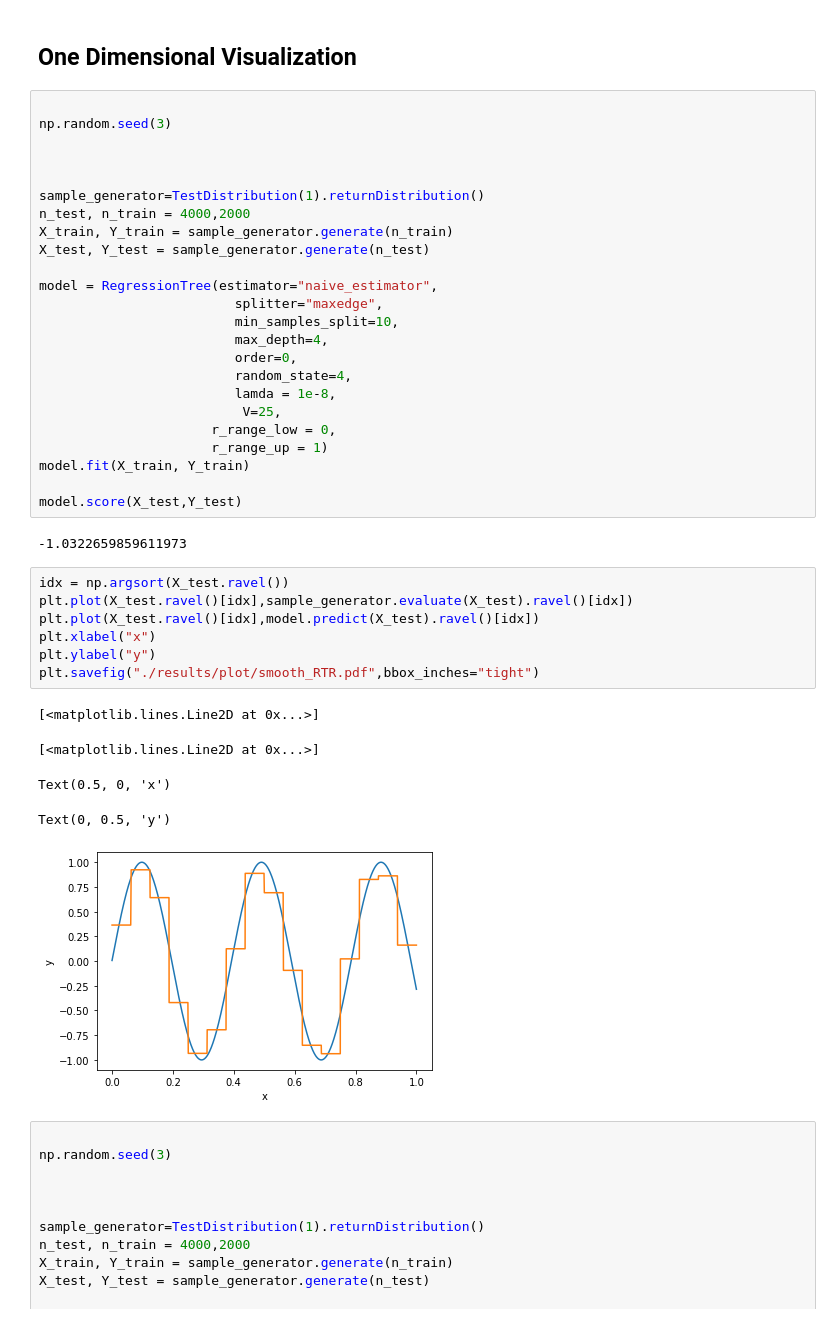
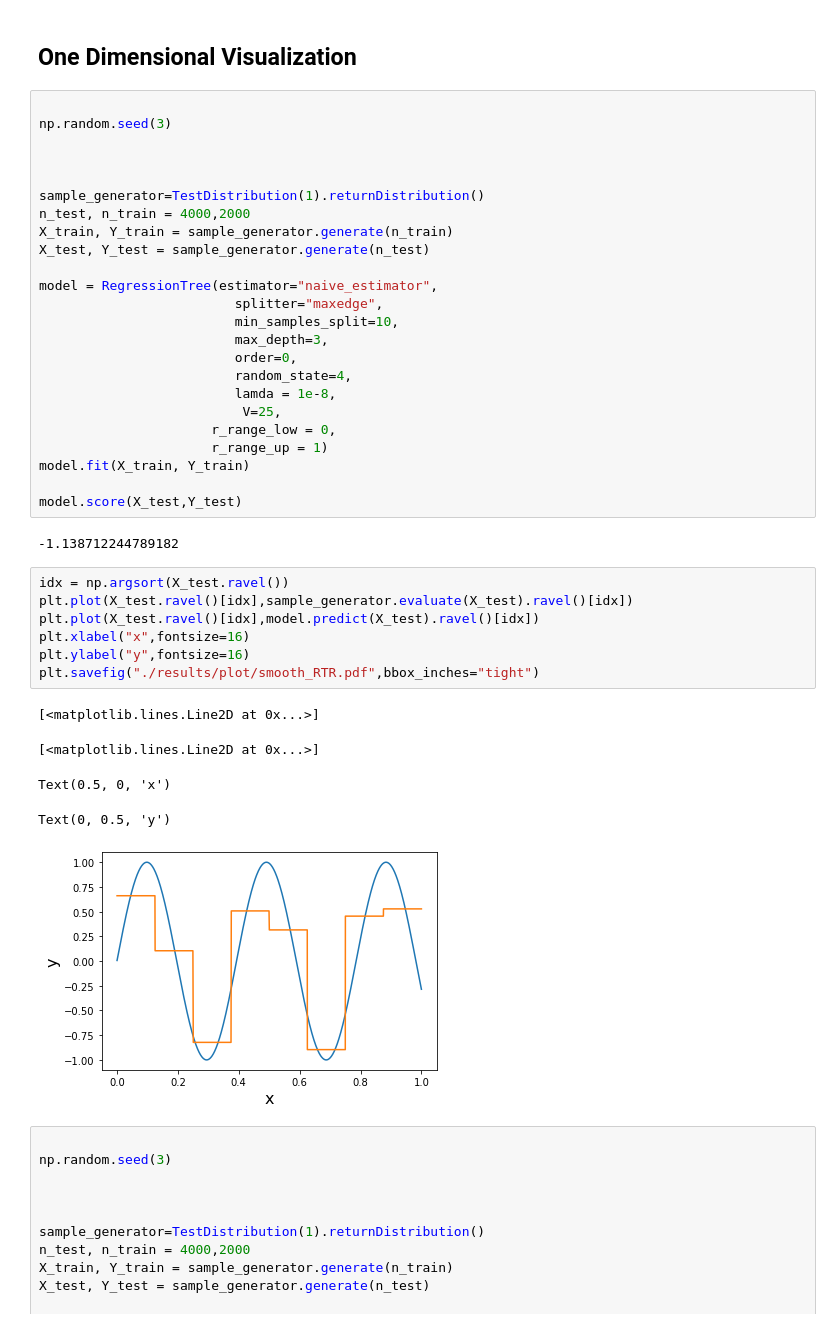
Before and after one commit to Karlmyh/RTER, a Jupyter notebook: plot.ipynb, the cells around one changed output. Cells and saved outputs as stored; diff of their text form.

```diff
--- a/plot.ipynb
+++ b/plot.ipynb
@@ -473,7 +473,7 @@ X_test, Y_test = sample_generator.generate(n_test)
 model = RegressionTree(estimator="naive_estimator",
                          splitter="maxedge",
                          min_samples_split=10,
-                         max_depth=4,
+                         max_depth=3,
                          order=0,
                          random_state=4,
                          lamda = 1e-8,
@@ -484,20 +484,20 @@ model.fit(X_train, Y_train)
 
 model.score(X_test,Y_test)
 # %% [output]
--1.0322659859611973
+-1.138712244789182
 # %%
 idx = np.argsort(X_test.ravel())
 plt.plot(X_test.ravel()[idx],sample_generator.evaluate(X_test).ravel()[idx])
 plt.plot(X_test.ravel()[idx],model.predict(X_test).ravel()[idx])
-plt.xlabel("x")
-plt.ylabel("y")
+plt.xlabel("x",fontsize=16)
+plt.ylabel("y",fontsize=16)
 plt.savefig("./results/plot/smooth_RTR.pdf",bbox_inches="tight")
 # %% [output]
 [<matplotlib.lines.Line2D at 0x...>]
 [<matplotlib.lines.Line2D at 0x...>]
 Text(0.5, 0, 'x')
 Text(0, 0.5, 'y')
-[figure, old version]
+[figure, new version]
 # %%
 
 np.random.seed(3)
```
Also changed, not shown: parts of 4 cells of this notebook, 12 other files.
